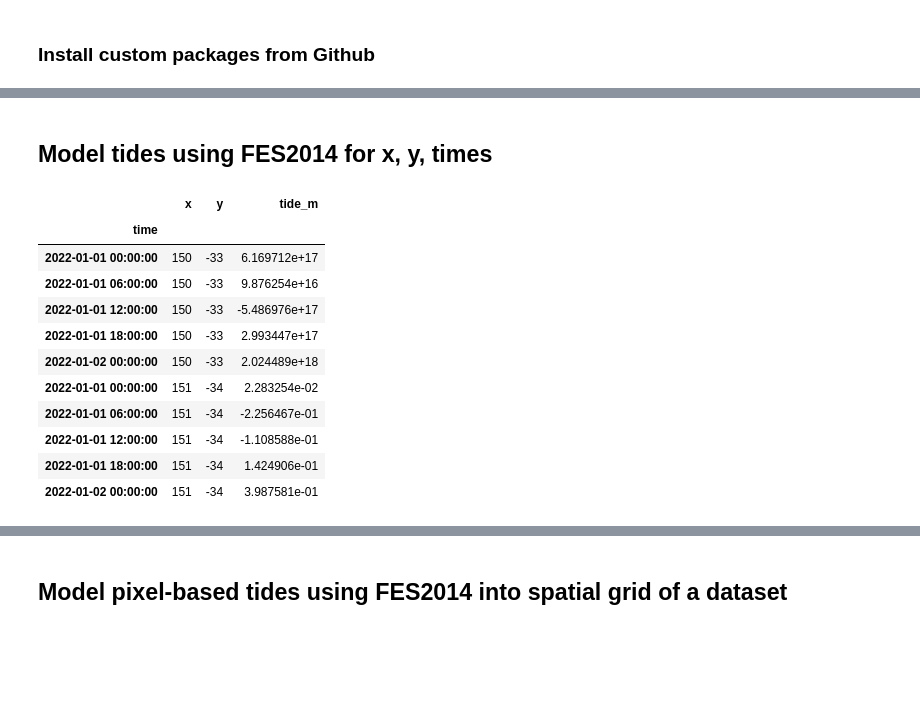
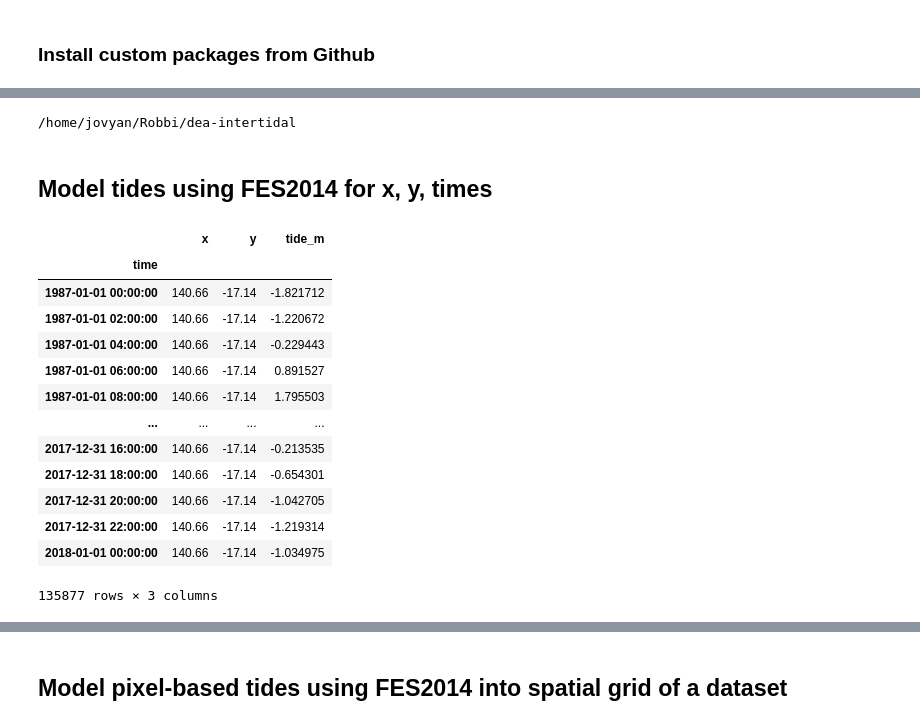
Before and after one commit to GeoscienceAustralia/dea-intertidal, a Jupyter notebook: notebooks/Using_pixel_tide_modelling.ipynb, the cells around one changed output, grey strips where cells are left out. Saved outputs shown, nothing was run; the diff lists cells and outputs as text; code cells hidden in the pictures; blank space fills up the shorter version.

```diff
--- a/notebooks/Using_pixel_tide_modelling.ipynb
+++ b/notebooks/Using_pixel_tide_modelling.ipynb
@@ -17,3 +9,7 @@ Note: you may need to restart the kernel to use updated packages.
+# %%
+cd ..
+# %% [output]
+/home/jovyan/Robbi/dea-intertidal
 # %%
 import pandas as pd
 
@@ -28,24 +24,26 @@ dc = datacube.Datacube()
 ## Model tides using FES2014 for x, y, times
 # %%
 tide_df = model_tides(
-    x=[150, 151],
-    y=[-33, -34],
-    time=pd.date_range(start="2022-01-01", end="2022-01-02", freq="6H"),
+    x=[140.66],
+    y=[-17.14],
+    time=pd.date_range(start="1987", end="2018", freq="2H"),
     model="FES2014",
     directory="~/tide_models_clipped",
 )
 
 tide_df
 # %% [output]
 |  | x | y | tide_m |
 | time |  |  |  |
-| 2022-01-01 00:00:00 | 150 | -33 | 6.169712e+17 |
-| 2022-01-01 06:00:00 | 150 | -33 | 9.876254e+16 |
-| 2022-01-01 12:00:00 | 150 | -33 | -5.486976e+17 |
-| 2022-01-01 18:00:00 | 150 | -33 | 2.993447e+17 |
-| 2022-01-02 00:00:00 | 150 | -33 | 2.024489e+18 |
-| 2022-01-01 00:00:00 | 151 | -34 | 2.283254e-02 |
-| 2022-01-01 06:00:00 | 151 | -34 | -2.256467e-01 |
-| 2022-01-01 12:00:00 | 151 | -34 | -1.108588e-01 |
-| 2022-01-01 18:00:00 | 151 | -34 | 1.424906e-01 |
-| 2022-01-02 00:00:00 | 151 | -34 | 3.987581e-01 |
+| 1987-01-01 00:00:00 | 140.66 | -17.14 | -1.821712 |
+| 1987-01-01 02:00:00 | 140.66 | -17.14 | -1.220672 |
+| 1987-01-01 04:00:00 | 140.66 | -17.14 | -0.229443 |
+| 1987-01-01 06:00:00 | 140.66 | -17.14 | 0.891527 |
+| 1987-01-01 08:00:00 | 140.66 | -17.14 | 1.795503 |
+| ... | ... | ... | ... |
+| 2017-12-31 16:00:00 | 140.66 | -17.14 | -0.213535 |
+| 2017-12-31 18:00:00 | 140.66 | -17.14 | -0.654301 |
+| 2017-12-31 20:00:00 | 140.66 | -17.14 | -1.042705 |
+| 2017-12-31 22:00:00 | 140.66 | -17.14 | -1.219314 |
+| 2018-01-01 00:00:00 | 140.66 | -17.14 | -1.034975 |
+135877 rows × 3 columns
```
Also changed, not shown: parts of 9 cells of this notebook, 2 other files.
